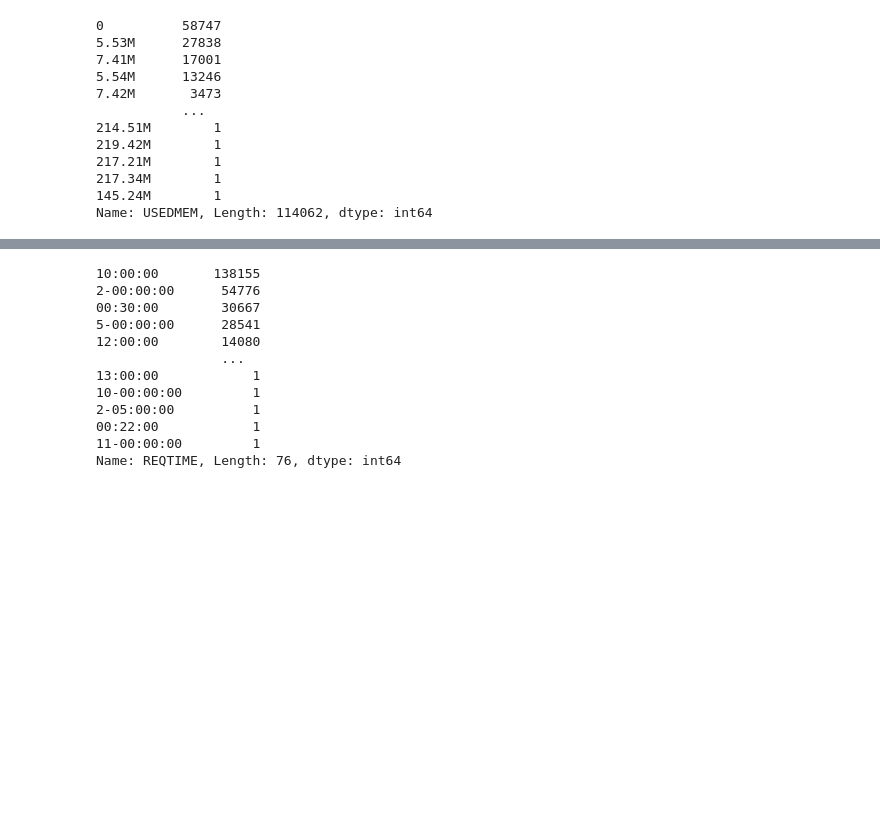
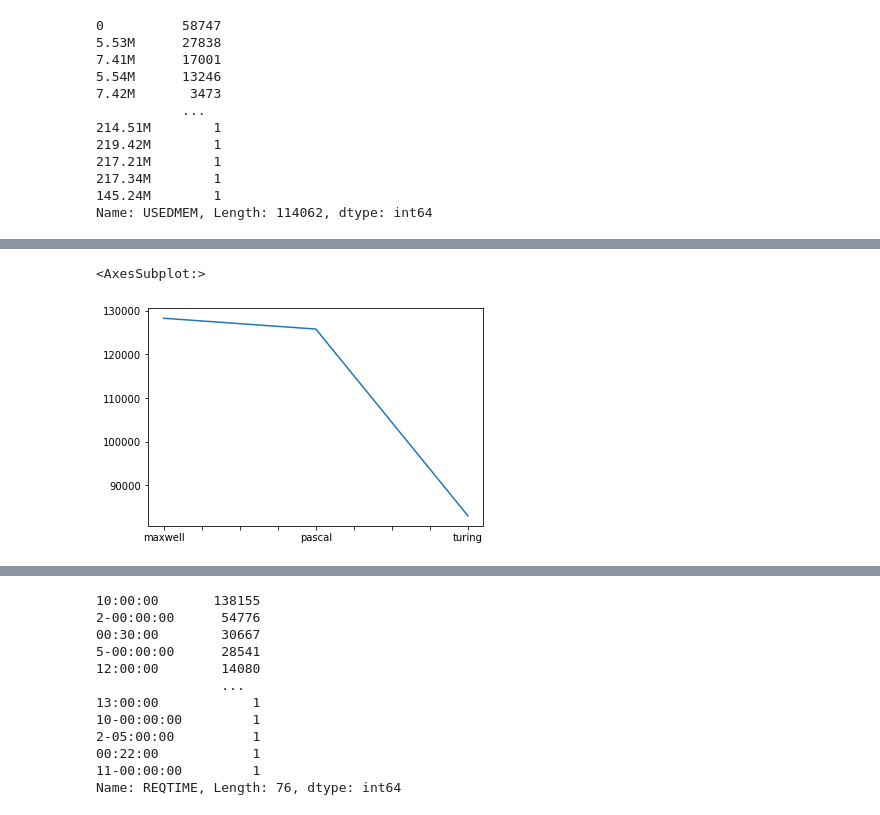
Before and after one commit to essetetsahai/accre_project-jolly_ranchers, a Jupyter notebook: accre-exporation.ipynb, the cells around one changed output, grey strips where cells are left out. Drawn from its saved outputs; the diff is of its cells as text; code cells hidden in the pictures; blank space fills up the shorter version.

```diff
--- a/accre-exporation.ipynb
+++ b/accre-exporation.ipynb
@@ -129,0 +190,6 @@ Name: USEDMEM, Length: 114062, dtype: int64
+# %%
+df1['PARTITION'].value_counts().tail(20).sort_index()
+df1['PARTITION'].value_counts().tail(20).sort_index().plot()
+# %% [output]
+<AxesSubplot:>
+[figure, added]
```
Also changed, not shown: parts of 42 cells of this notebook.
